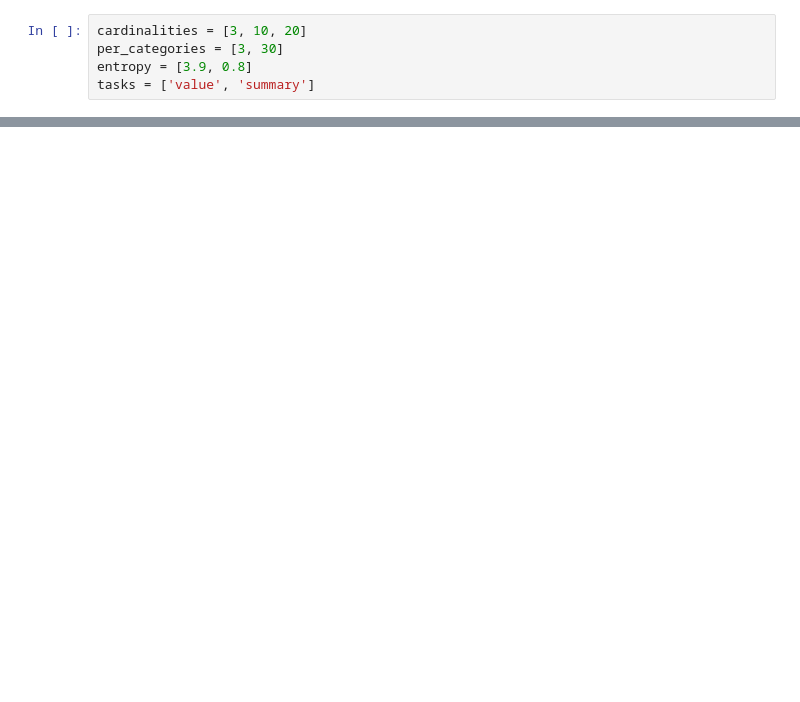
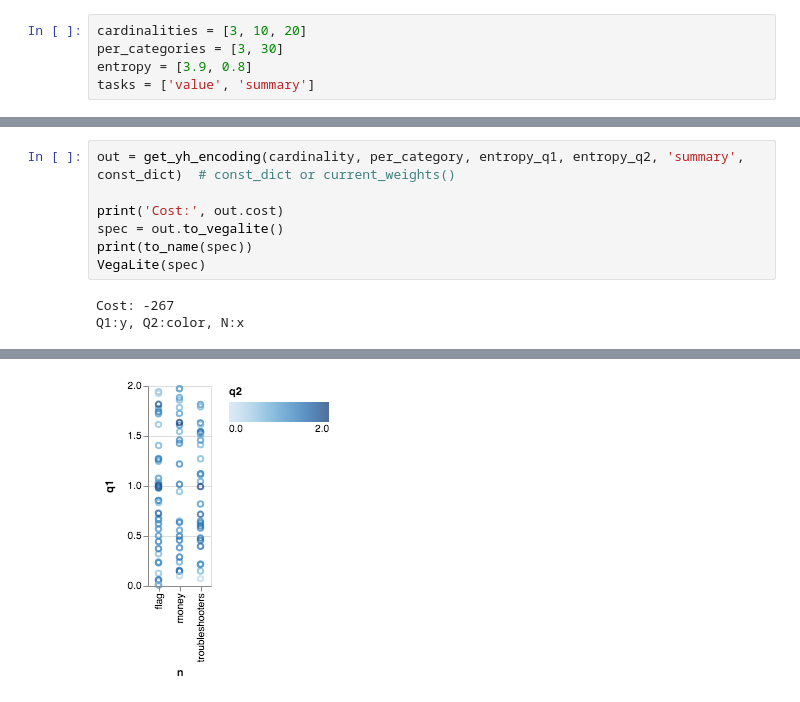
Before and after one commit to uwdata/draco, a Jupyter notebook: notebooks/Learning Experiment.ipynb, the cells around one changed output, grey strips where cells are left out. Drawn from its saved outputs; the diff is of its cells as text; blank space fills up the shorter version.

```diff
--- a/notebooks/Learning Experiment.ipynb
+++ b/notebooks/Learning Experiment.ipynb
@@ -204,0 +224,10 @@ Q1:size, Q2:x, N:y
+# %%
+out = get_yh_encoding(cardinality, per_category, entropy_q1, entropy_q2, 'summary', const_dict)  # const_dict or current_weights()
+
+print('Cost:', out.cost)
+spec = out.to_vegalite()
+print(to_name(spec))
+VegaLite(spec)
+# %% [output]
+Cost: -267
+Q1:y, Q2:color, N:x
@@ -204,0 +235 @@ Q1:size, Q2:x, N:y
+[figure, added]
```
Also changed, not shown: parts of 17 cells of this notebook, 22 other files.
